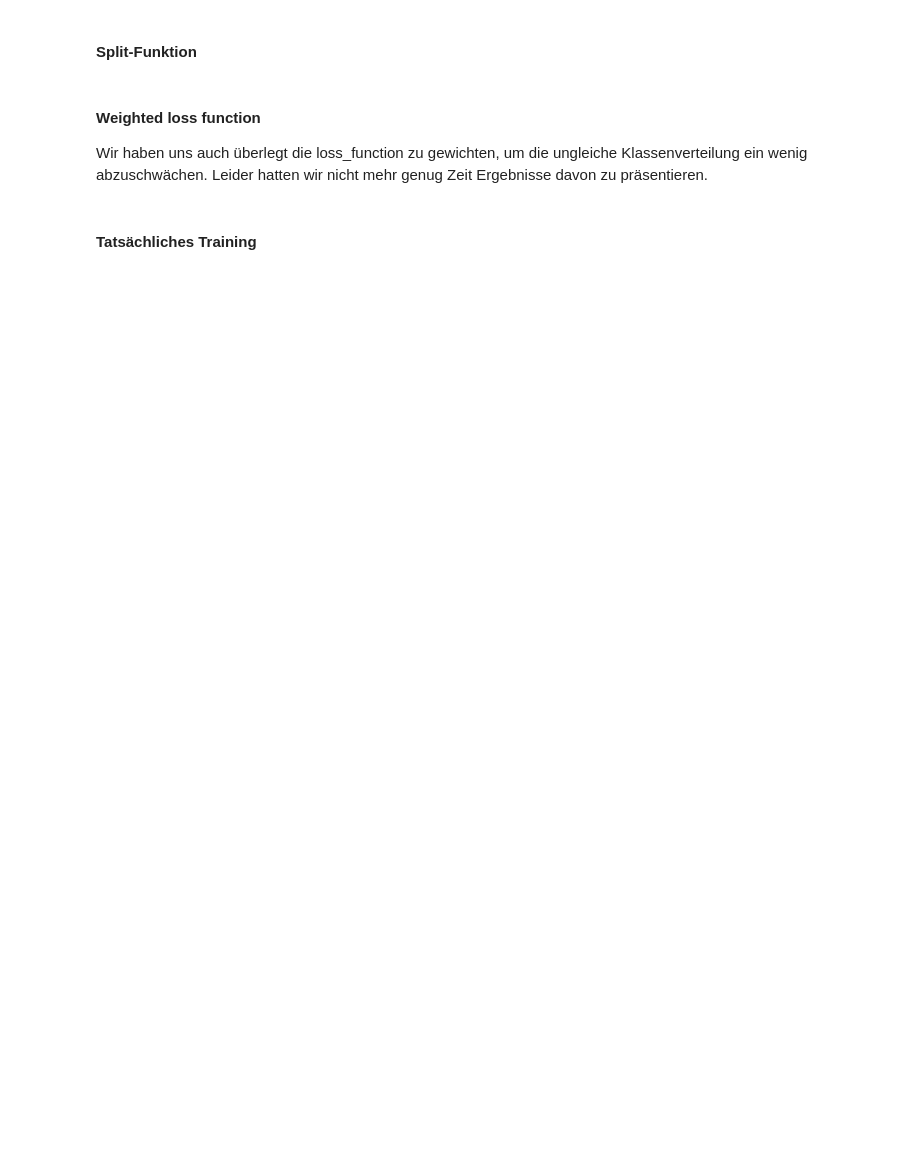
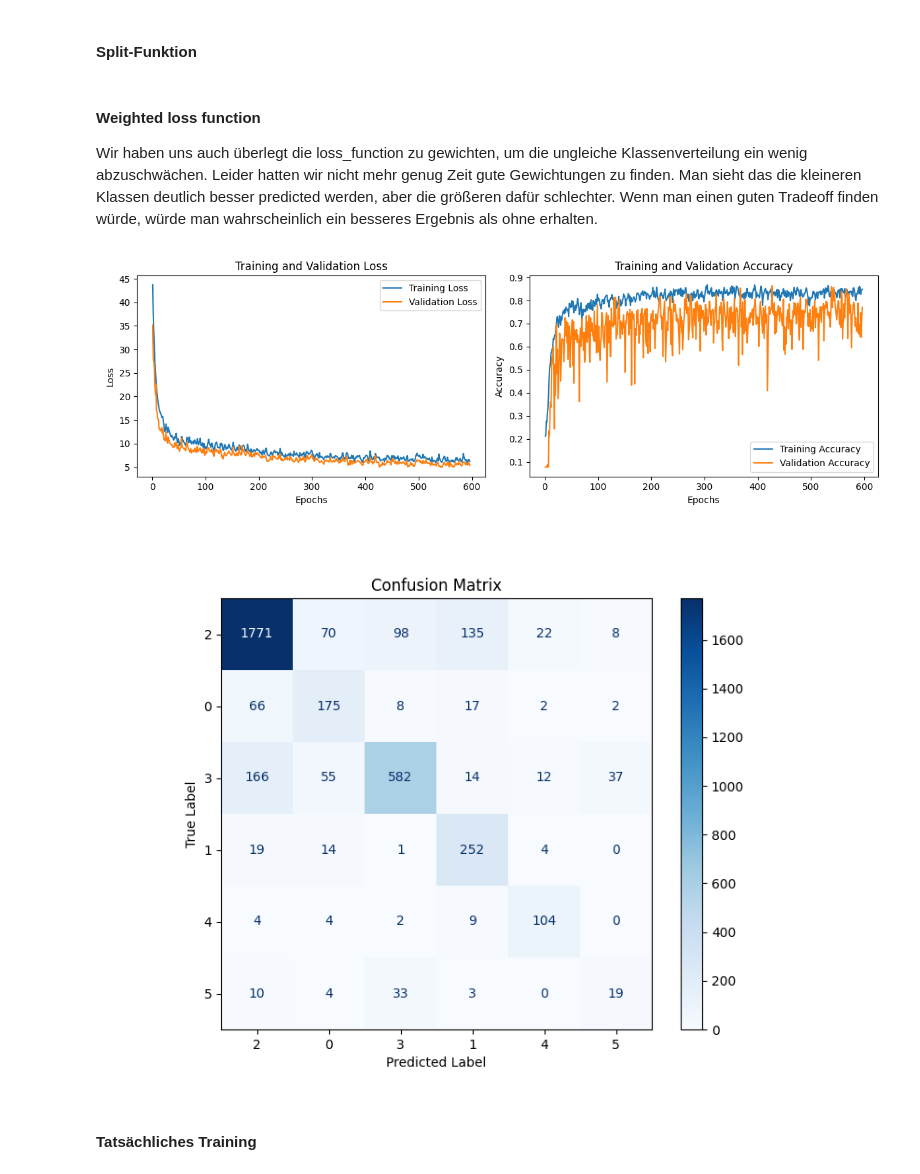
Before and after one commit to amarcelq/ml_project, a Jupyter notebook: cnn.ipynb, the cells around one changed output. Cells and saved outputs as stored; diff of their text form; code cells hidden in the pictures; blank space fills up the shorter version.

```diff
--- a/cnn.ipynb
+++ b/cnn.ipynb
@@ -216,4 +235,4 @@ def train_val_test_split(train_indezes, test_indezes):
 # %% [markdown]
 #### Weighted loss function
 
-Wir haben uns auch überlegt die loss_function zu gewichten, um die ungleiche Klassenverteilung ein wenig abzuschwächen. Leider hatten wir nicht mehr genug Zeit Ergebnisse davon zu präsentieren.
+Wir haben uns auch überlegt die loss_function zu gewichten, um die ungleiche Klassenverteilung ein wenig abzuschwächen. Leider hatten wir nicht mehr genug Zeit gute Gewichtungen zu finden. Man sieht das die kleineren Klassen deutlich besser predicted werden, aber die größeren dafür schlechter. Wenn man einen guten Tradeoff finden würde, würde man wahrscheinlich ein besseres Ergebnis als ohne erhalten.
@@ -225,3 +239,18 @@ class_weights_inv = (1.0 / (class_dist / num_samples)).to_dict()
+# %%
+# Kleine Klassen stärken
+class_weights_inv = (1.0 / (class_dist / num_samples)).to_dict()
+
+display(Image(filename="weighted_inv_curves.png"))
+display(Image(filename="weighted_inv_matrix.png"))
+
+"""Avg. Val Accuracy: 0.6918987284395719
+Best Val Accuracy: 0.8641790747642517
+Avg. Test Accuracy: 0.7799850165843963
+Best Test Accuracy: 0.8306451439857483
+Avg. Test Loss: 6.546444940567016"""
+# %% [output]
+[figure, added]
+[figure, added]
 # %% [markdown]
 #### Tatsächliches Training
 # %%
```
Also changed, not shown: parts of 10 cells of this notebook.
